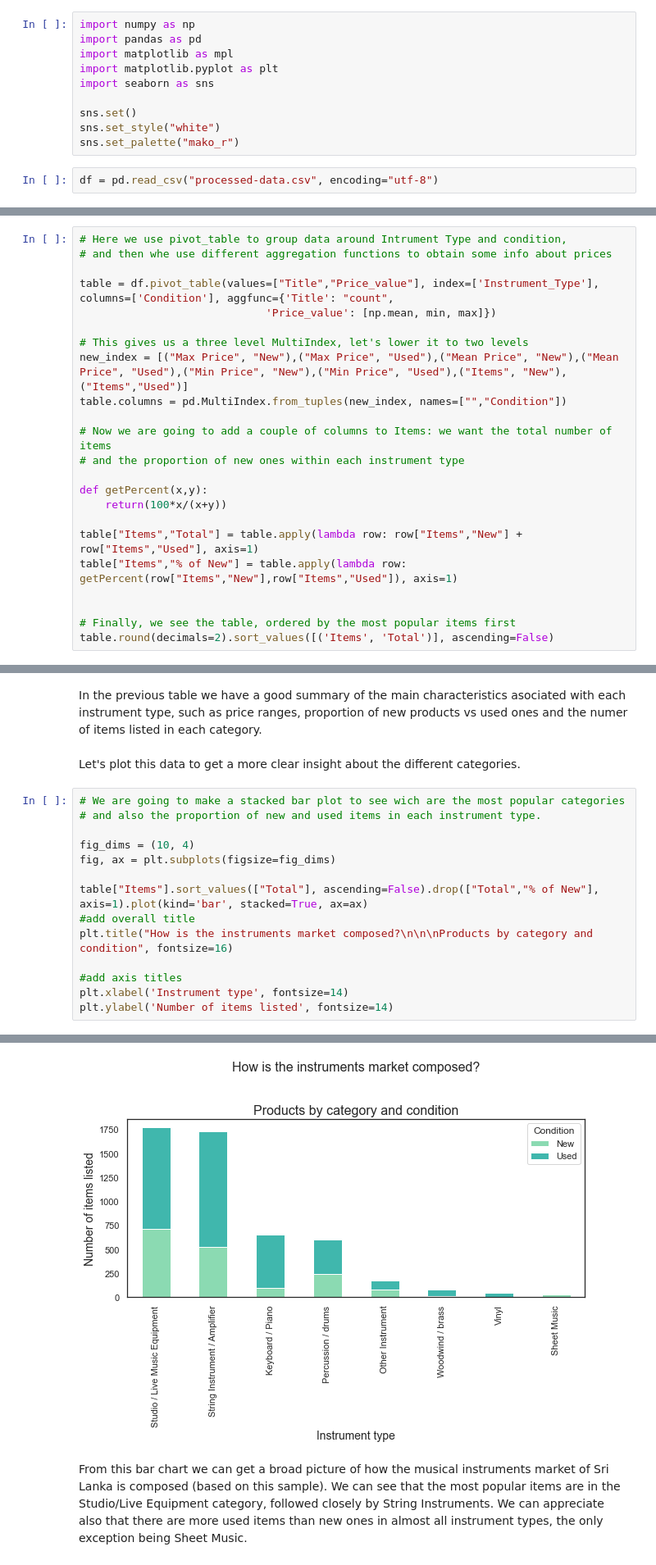
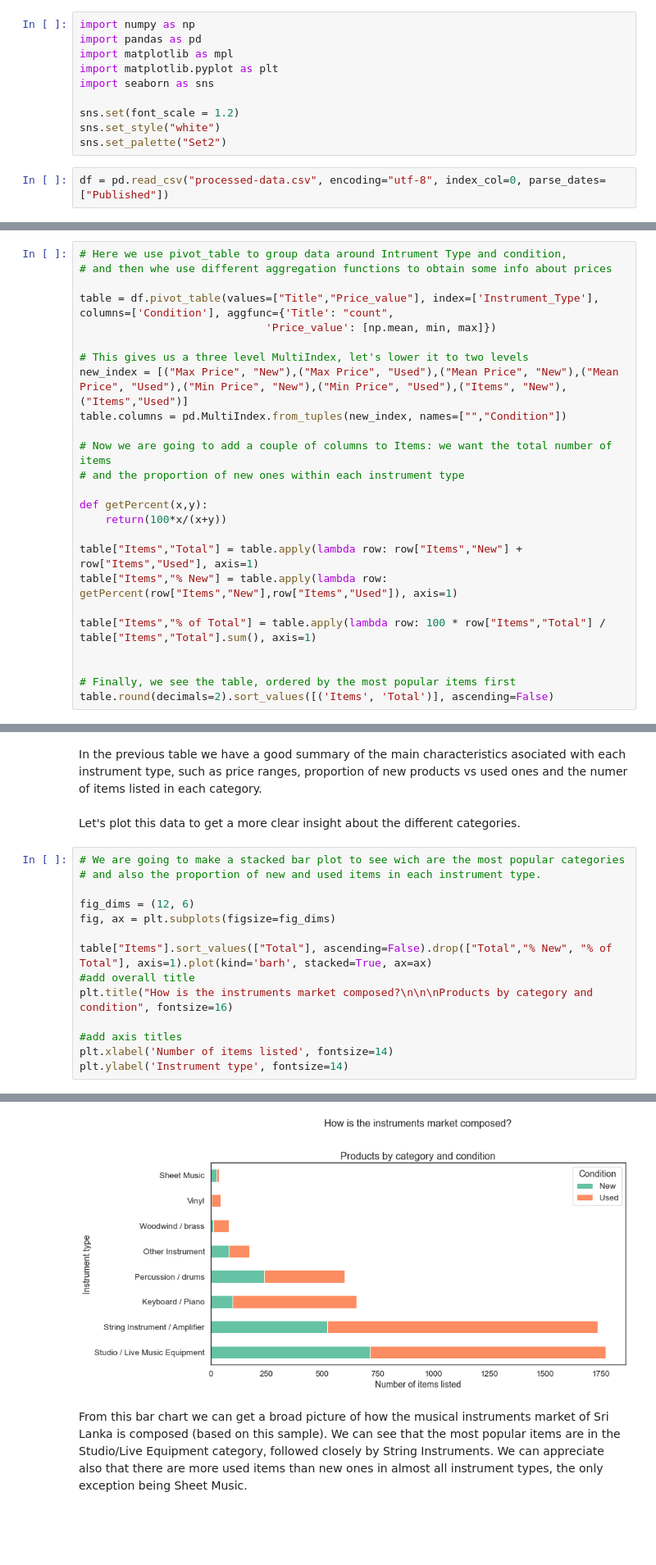
Before and after one commit to LeandroHornos/musical-instruments-prices, a Jupyter notebook: exploratory-analysis.ipynb, the cells around one changed output, grey strips where cells are left out. Shown at 82% size. Cells and saved outputs as stored; diff of their text form; blank space fills up the shorter version.

Commit message:
EDA - Grafics on Instrument types and prices

```diff
--- a/exploratory-analysis.ipynb
+++ b/exploratory-analysis.ipynb
@@ -8,11 +8,11 @@ import matplotlib as mpl
 import matplotlib.pyplot as plt
 import seaborn as sns
 
-sns.set()
+sns.set(font_scale = 1.2)
 sns.set_style("white")
-sns.set_palette("mako_r")
+sns.set_palette("Set2")
 # %%
-df = pd.read_csv("processed-data.csv", encoding="utf-8")
+df = pd.read_csv("processed-data.csv", encoding="utf-8", index_col=0, parse_dates=["Published"])
 # %%
 df.head(2)
 # %% [output]
@@ -43,7 +63,9 @@ def getPercent(x,y):
     return(100*x/(x+y))
 
 table["Items","Total"] = table.apply(lambda row: row["Items","New"] + row["Items","Used"], axis=1)
-table["Items","% of New"] = table.apply(lambda row: getPercent(row["Items","New"],row["Items","Used"]), axis=1)
+table["Items","% New"] = table.apply(lambda row: getPercent(row["Items","New"],row["Items","Used"]), axis=1)
+
+table["Items","% of Total"] = table.apply(lambda row: 100 * row["Items","Total"] / table["Items","Total"].sum(), axis=1)
 
 
 # Finally, we see the table, ordered by the most popular items first
@@ -67,14 +89,14 @@ Let's plot this data to get a more clear insight about the different categories.
 # We are going to make a stacked bar plot to see wich are the most popular categories
 # and also the proportion of new and used items in each instrument type.
 
-fig_dims = (10, 4)
+fig_dims = (12, 6)
 fig, ax = plt.subplots(figsize=fig_dims)
 
-table["Items"].sort_values(["Total"], ascending=False).drop(["Total","% of New"], axis=1).plot(kind='bar', stacked=True, ax=ax)
+table["Items"].sort_values(["Total"], ascending=False).drop(["Total","% New", "% of Total"], axis=1).plot(kind='barh', stacked=True, ax=ax)
 #add overall title
 plt.title("How is the instruments market composed?\n\n\nProducts by category and condition", fontsize=16)
 
 #add axis titles
-plt.xlabel('Instrument type', fontsize=14)
-plt.ylabel('Number of items listed', fontsize=14)
+plt.xlabel('Number of items listed', fontsize=14)
+plt.ylabel('Instrument type', fontsize=14)
 # %% [output]
@@ -82,3 +104,3 @@ Text(0, 0.5, 'Number of items listed')
-[figure, old version]
+[figure, new version]
 # %% [markdown]
 From this bar chart we can get a broad picture of how the musical instruments market of Sri Lanka is composed (based on this sample). We can see that the most popular items are in the Studio/Live Equipment category, followed closely by String Instruments. We can appreciate also that there are more used items than new ones in almost all instrument types, the only exception being Sheet Music.
```
Also changed, not shown: parts of 17 cells of this notebook, 5 other files.
